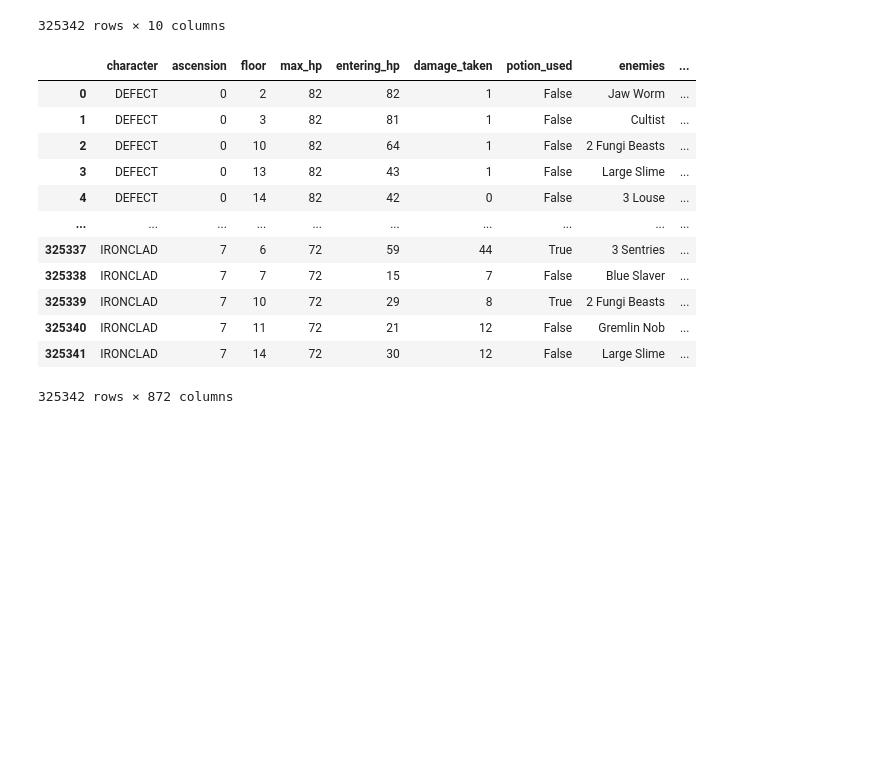
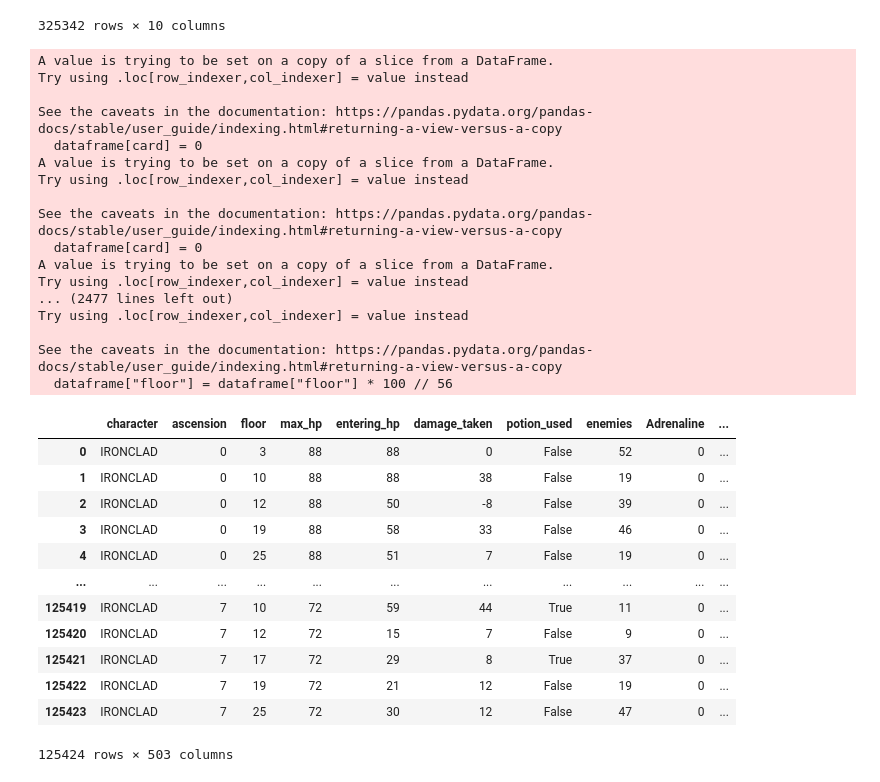
Before and after one commit to AlvaroImporta/Slay-the-Spire-Predictor, a Jupyter notebook: Machine_learning/Load_data/create_dataset.ipynb, the cells around one changed output. Cells and saved outputs as stored; diff of their text form; code cells hidden in the pictures; blank space fills up the shorter version.

Commit message:
creacion de columna ascension y florr, division de df en personajes

```diff
--- a/Machine_learning/Load_data/create_dataset.ipynb
+++ b/Machine_learning/Load_data/create_dataset.ipynb
@@ -122,6 +122,15 @@ df
 325342 rows × 10 columns
 # %%
 df.to_csv("DataSet_Completo.csv",index=False)
+# %%
+df_ironclad = df[df['character'] == 'IRONCLAD']
+df_ironclad.reset_index(drop=True, inplace=True)
+df_silent = df[df['character'] == 'THE_SILENT']
+df_silent.reset_index(drop=True, inplace=True)
+df_defect = df[df['character'] == 'DEFECT']
+df_defect.reset_index(drop=True, inplace=True)
+df_watcher = df[df['character'] == 'WATCHER']
+df_watcher.reset_index(drop=True, inplace=True)
 # %%
 import ast
 from collections import Counter
@@ -176,26 +185,19 @@ def TransformEnemies(dataframe):
 
     dataframe['enemies'] = dataframe['enemies'].map(dict_enemies)
 
+def TransformAscensionFloor(dataframe):
+    if dataframe.floor.max() != 100:
+        dataframe["floor"] = dataframe["floor"] * 100 // 56
+
+def DeleteColumns(dataframe):
+    df["level_asc_floor"] = df.ascension * 100 + df.floor
+    df.drop(columns=['ascension', 'floor', 'potion_used'])
+
 def TransformCardsAndRelics(dataframe):
     CreateCardsColumns(dataframe)
     FillCardsColumns(dataframe)
     CreateRelicsColumns(dataframe)
     FillRelicsColumns(dataframe)
     TransformEnemies(dataframe)
+    TransformAscensionFloor(dataframe)
+    DeleteColumns(dataframe)
-# %%
-TransformCardsAndRelics(df)
-df
-# %% [output]
-|  | character | ascension | floor | max_hp | entering_hp | damage_taken | potion_used | enemies | ... |
-| 0 | DEFECT | 0 | 2 | 82 | 82 | 1 | False | Jaw Worm | ... |
-| 1 | DEFECT | 0 | 3 | 82 | 81 | 1 | False | Cultist | ... |
-| 2 | DEFECT | 0 | 10 | 82 | 64 | 1 | False | 2 Fungi Beasts | ... |
-| 3 | DEFECT | 0 | 13 | 82 | 43 | 1 | False | Large Slime | ... |
-| 4 | DEFECT | 0 | 14 | 82 | 42 | 0 | False | 3 Louse | ... |
-| ... | ... | ... | ... | ... | ... | ... | ... | ... | ... |
-| 325337 | IRONCLAD | 7 | 6 | 72 | 59 | 44 | True | 3 Sentries | ... |
-| 325338 | IRONCLAD | 7 | 7 | 72 | 15 | 7 | False | Blue Slaver | ... |
-| 325339 | IRONCLAD | 7 | 10 | 72 | 29 | 8 | True | 2 Fungi Beasts | ... |
-| 325340 | IRONCLAD | 7 | 11 | 72 | 21 | 12 | False | Gremlin Nob | ... |
-| 325341 | IRONCLAD | 7 | 14 | 72 | 30 | 12 | False | Large Slime | ... |
-325342 rows × 872 columns
@@ -203,0 +204,34 @@ df.to_csv("DataSet_Dummies.csv",index=False)
+# %%
+TransformCardsAndRelics(df_ironclad)
+df_ironclad
+# %% [output]
+A value is trying to be set on a copy of a slice from a DataFrame.
+Try using .loc[row_indexer,col_indexer] = value instead
+
+See the caveats in the documentation: https://pandas.pydata.org/pandas-docs/stable/user_guide/indexing.html#returning-a-view-versus-a-copy
+  dataframe[card] = 0
+A value is trying to be set on a copy of a slice from a DataFrame.
+Try using .loc[row_indexer,col_indexer] = value instead
+
+See the caveats in the documentation: https://pandas.pydata.org/pandas-docs/stable/user_guide/indexing.html#returning-a-view-versus-a-copy
+  dataframe[card] = 0
+A value is trying to be set on a copy of a slice from a DataFrame.
+Try using .loc[row_indexer,col_indexer] = value instead
+... (2477 lines left out)
+Try using .loc[row_indexer,col_indexer] = value instead
+
+See the caveats in the documentation: https://pandas.pydata.org/pandas-docs/stable/user_guide/indexing.html#returning-a-view-versus-a-copy
+  dataframe["floor"] = dataframe["floor"] * 100 // 56
+|  | character | ascension | floor | max_hp | entering_hp | damage_taken | potion_used | enemies | Adrenaline | ... |
+| 0 | IRONCLAD | 0 | 3 | 88 | 88 | 0 | False | 52 | 0 | ... |
+| 1 | IRONCLAD | 0 | 10 | 88 | 88 | 38 | False | 19 | 0 | ... |
+| 2 | IRONCLAD | 0 | 12 | 88 | 50 | -8 | False | 39 | 0 | ... |
+| 3 | IRONCLAD | 0 | 19 | 88 | 58 | 33 | False | 46 | 0 | ... |
+| 4 | IRONCLAD | 0 | 25 | 88 | 51 | 7 | False | 19 | 0 | ... |
+| ... | ... | ... | ... | ... | ... | ... | ... | ... | ... | ... |
+| 125419 | IRONCLAD | 7 | 10 | 72 | 59 | 44 | True | 11 | 0 | ... |
+| 125420 | IRONCLAD | 7 | 12 | 72 | 15 | 7 | False | 9 | 0 | ... |
+| 125421 | IRONCLAD | 7 | 17 | 72 | 29 | 8 | True | 37 | 0 | ... |
+| 125422 | IRONCLAD | 7 | 19 | 72 | 21 | 12 | False | 19 | 0 | ... |
+| 125423 | IRONCLAD | 7 | 25 | 72 | 30 | 12 | False | 47 | 0 | ... |
+125424 rows × 503 columns
```
Also changed, not shown: parts of 2 cells of this notebook, 1 other file.
